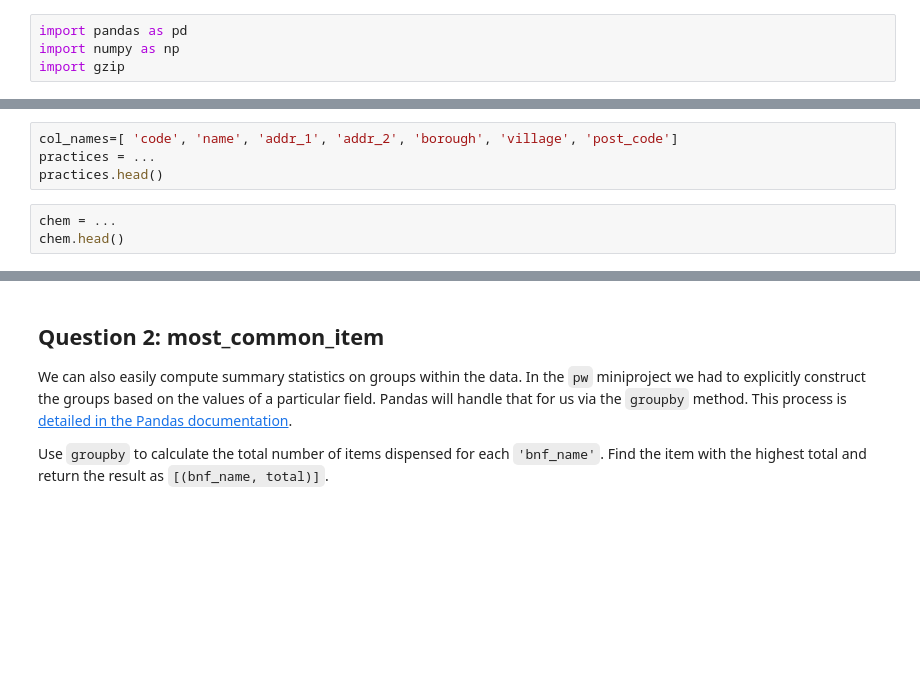
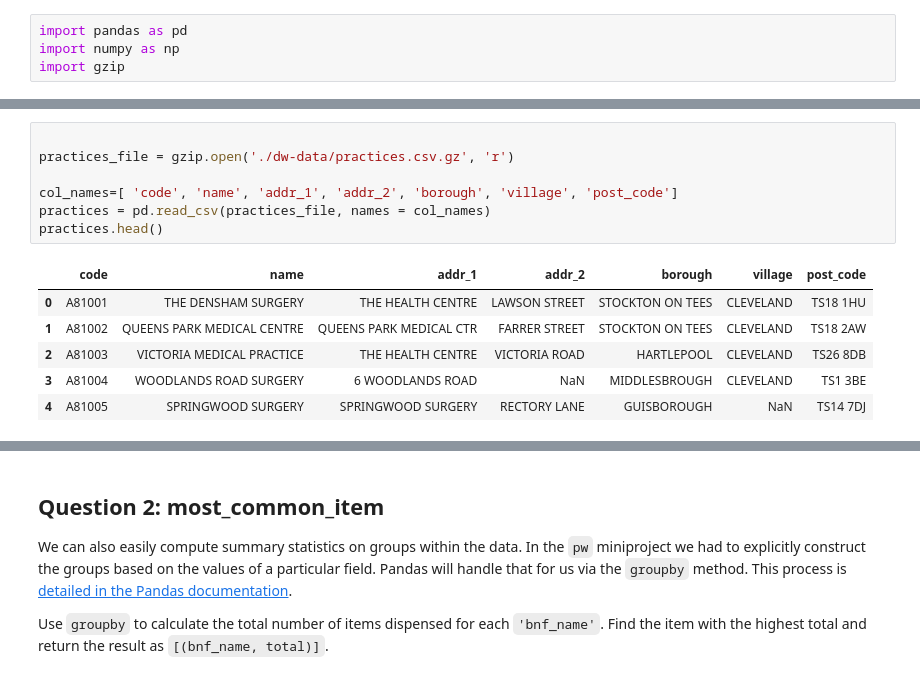
Before and after one commit to khannyasha/WorldQuant-University-Applied-Data-Science, a Jupyter notebook: WQU DS Unit I Final Solutions 2021/data-wrangling/miniprojects/dw.ipynb, the cells around one changed output, grey strips where cells are left out. Cells and saved outputs as stored; diff of their text form; blank space fills up the shorter version.

```diff
--- a/WQU DS Unit I Final Solutions 2021/data-wrangling/miniprojects/dw.ipynb
+++ b/WQU DS Unit I Final Solutions 2021/data-wrangling/miniprojects/dw.ipynb
@@ -40,7 +59,14 @@ scripts.head()
 # %%
+
+practices_file = gzip.open('./dw-data/practices.csv.gz', 'r')
+
 col_names=[ 'code', 'name', 'addr_1', 'addr_2', 'borough', 'village', 'post_code']
-practices = ...
+practices = pd.read_csv(practices_file, names = col_names)
 practices.head()
+# %% [output]
+|  | code | name | addr_1 | addr_2 | borough | village | post_code |
+| 0 | A81001 | THE DENSHAM SURGERY | THE HEALTH CENTRE | LAWSON STREET | STOCKTON ON TEES | CLEVELAND | TS18 1HU |
+| 1 | A81002 | QUEENS PARK MEDICAL CENTRE | QUEENS PARK MEDICAL CTR | FARRER STREET | STOCKTON ON TEES | CLEVELAND | TS18 2AW |
+| 2 | A81003 | VICTORIA MEDICAL PRACTICE | THE HEALTH CENTRE | VICTORIA ROAD | HARTLEPOOL | CLEVELAND | TS26 8DB |
+| 3 | A81004 | WOODLANDS ROAD SURGERY | 6 WOODLANDS ROAD | NaN | MIDDLESBROUGH | CLEVELAND | TS1 3BE |
+| 4 | A81005 | SPRINGWOOD SURGERY | SPRINGWOOD SURGERY | RECTORY LANE | GUISBOROUGH | NaN | TS14 7DJ |
-# %%
-chem = ...
-chem.head()
```
Also changed, not shown: parts of 61 cells of this notebook, 15 other files.
